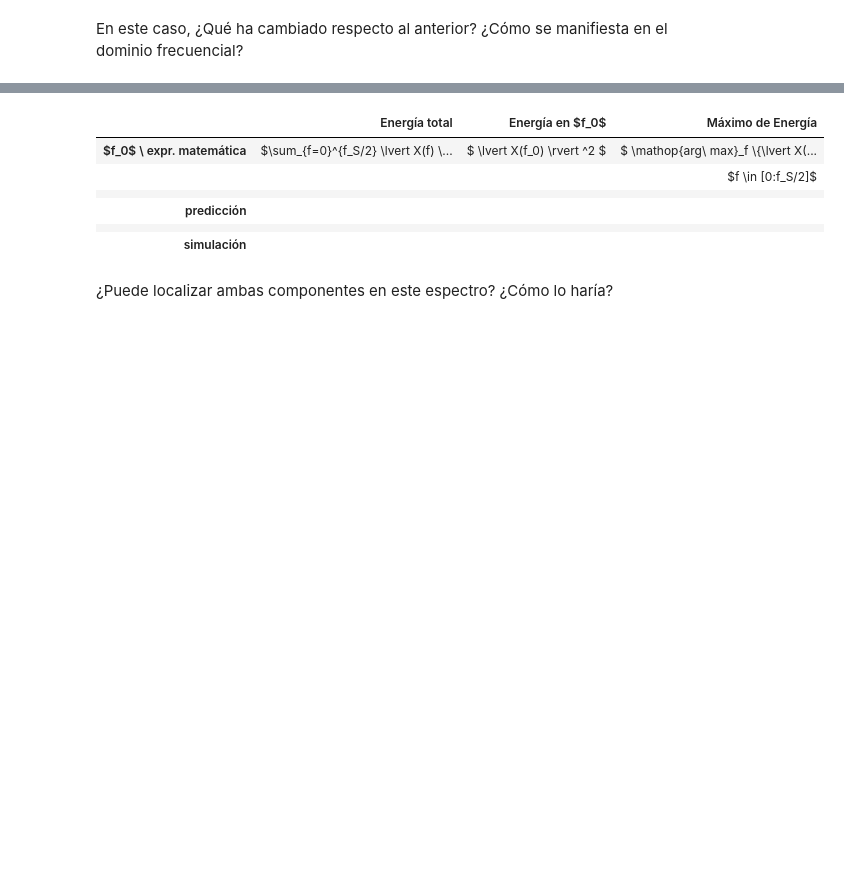
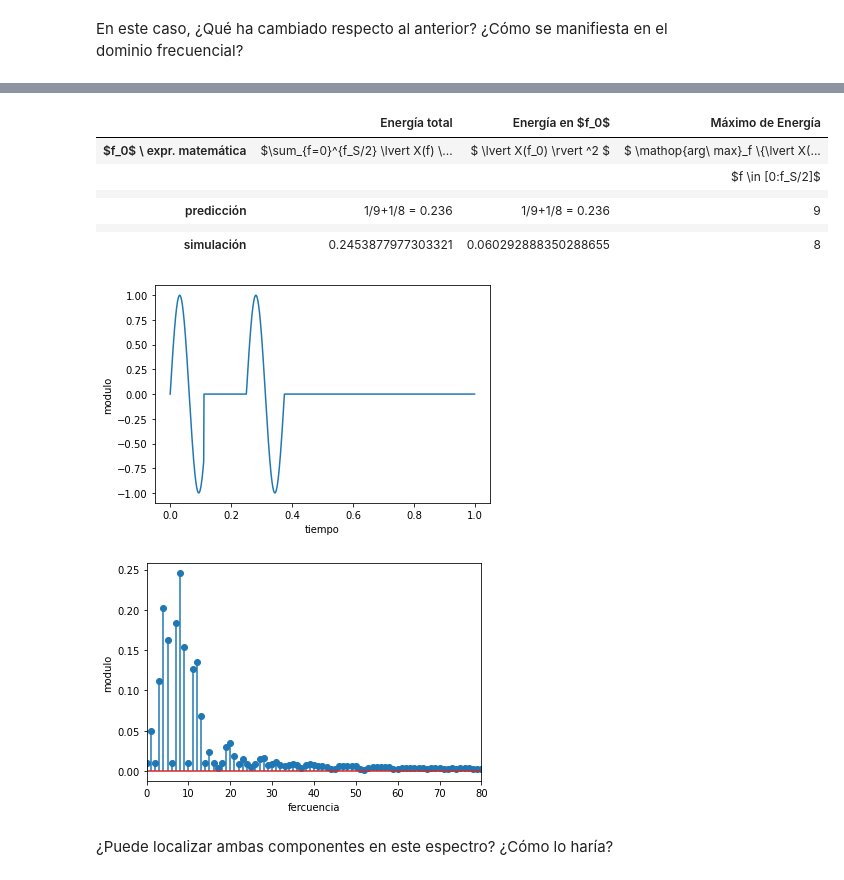
Before and after one commit to FabianVillada/PDS_TPs, a Jupyter notebook: TP1_Muestreo_Fourier.ipynb, the cells around one changed output, grey strips where cells are left out. Drawn from its saved outputs; the diff is of its cells as text; code cells hidden in the pictures; blank space fills up the shorter version.

```diff
--- a/TP1_Muestreo_Fourier.ipynb
+++ b/TP1_Muestreo_Fourier.ipynb
@@ -833,31 +932,70 @@ En este caso, ¿Qué ha cambiado respecto al anterior? ¿Cómo se manifiesta en
 # %%
 #######################################
 # Tu simulación que genere resultados #
 #######################################
 
 tus_resultados = [ ['$\sum_{f=0}^{f_S/2} \lvert X(f) \rvert ^2$', '$ \lvert X(f_0) \rvert ^2 $', '$ \mathop{arg\ max}_f \{\lvert X(f) \rvert ^2\} $'],
                    ['',                                     '',                           '$f \in [0:f_S/2]$'],
                   ['', '', ''],
-                  ['', '', ''], # <-- completar acá
+                  ['1/9+1/8 = 0.236', '1/9+1/8 = 0.236', '9'], # <-- completar acá
                   ['', '', ''],
-                  ['', '', '']  # <-- completar acá
+                  #['', '', '']  # <-- completar acá
                  ]
+
+
+f0 =8 * fs/N
+Norma = N/2
+
+tt , xx = generador_senoidal(fs , f0 , N , a0 , p0)
+xx[:int(2*N/f0)] = 0
+xx[int(3*N/f0):] = 0
+
+f02 =9 * fs/N
+
+tt , xx2 = generador_senoidal(fs , f0 , N , a0 , p0)
+xx2[int(1*N/f02):] = 0
+xx += xx2
+
+fftxx = fft(xx)
+fftxx_abs = np.abs(fftxx)/(Norma)
+freq = np.arange( 0 , fs , fs/N)
+
+plt.figure(1)
+plt.plot(tt , xx)
+plt.xlabel('tiempo')
+plt.ylabel('modulo')
+
+plt.figure(2)
+plt.stem(freq , fftxx_abs , use_line_collection = True)
+plt.xlim(0, 80)
+plt.xlabel('fercuencia')
+plt.ylabel('modulo')
+
+
+tus_resultados.append([str(np.sum(fftxx_abs**2)/2 ),str(fftxx_abs[arg]**2), str(np.argmax(fftxx_abs))])
+
+
+
+
+
 df = DataFrame(tus_resultados, columns=['Energía total', 'Energía en $f_0$', 'Máximo de Energía'],
                index=['$f_0$ \ expr. matemática',
                       '',
                       '',
                       'predicción',
                       '',
                       'simulación'])
 HTML(df.to_html())
 # %% [output]
 |  | Energía total | Energía en $f_0$ | Máximo de Energía |
 | $f_0$ \ expr. matemática | $\sum_{f=0}^{f_S/2} \lvert X(f) \... | $ \lvert X(f_0) \rvert ^2 $ | $ \mathop{arg\ max}_f \{\lvert X(... |
 |  |  |  | $f \in [0:f_S/2]$ |
 |  |  |  |  |
-| predicción |  |  |  |
+| predicción | 1/9+1/8 = 0.236 | 1/9+1/8 = 0.236 | 9 |
 |  |  |  |  |
-| simulación |  |  |  |
+| simulación | 0.2453877977303321 | 0.060292888350288655 | 8 |
+[figure, added]
+[figure, added]
 # %% [markdown]
 ¿Puede localizar ambas componentes en este espectro? ¿Cómo lo haría?
 # %% [markdown]
```
Also changed, not shown: parts of 14 cells of this notebook.
